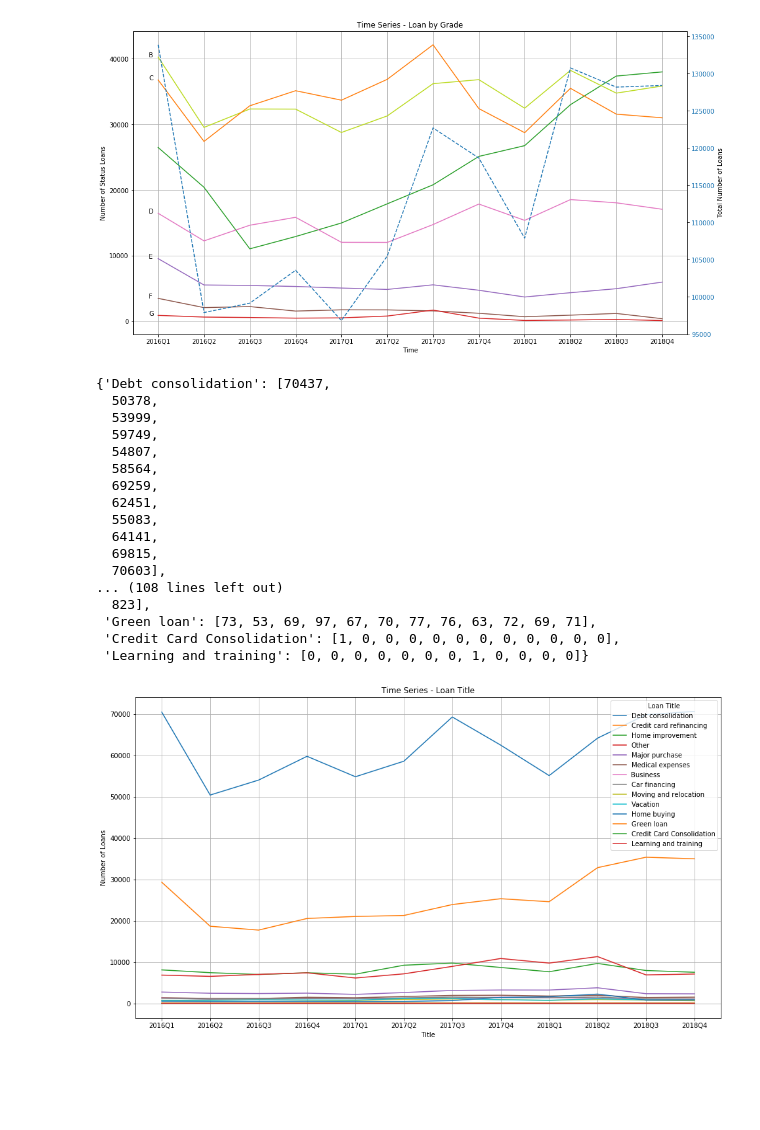
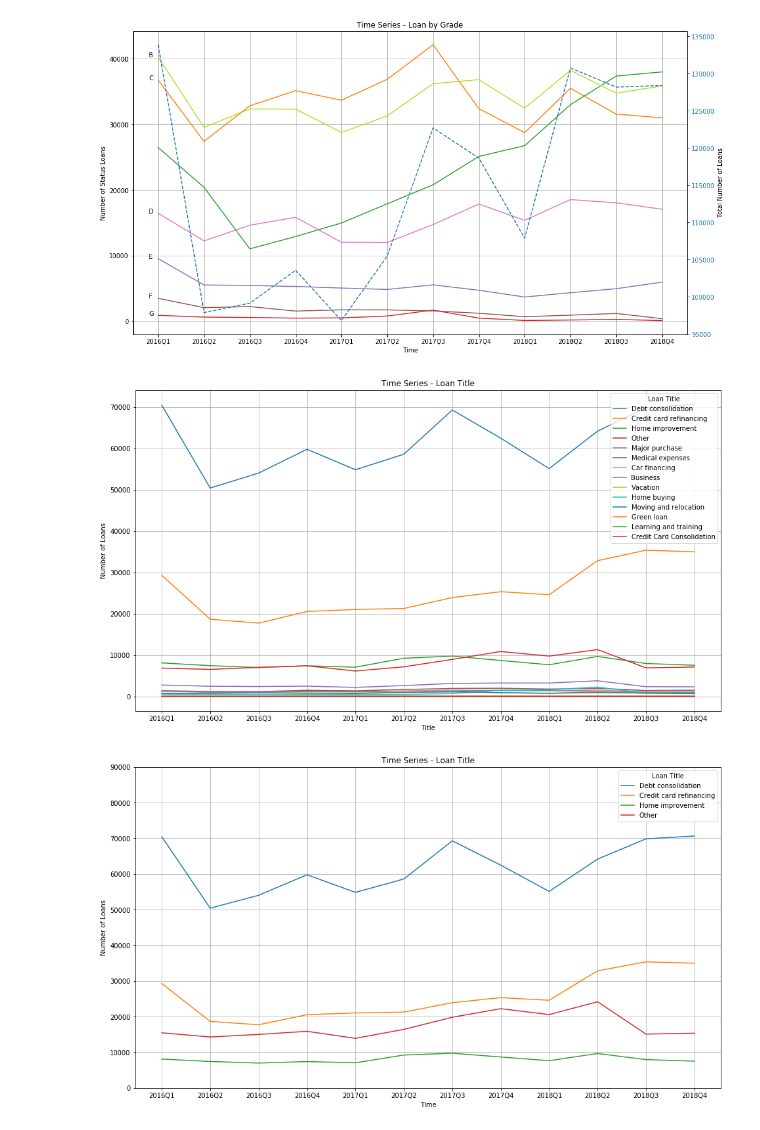
Before and after one commit to juszhan/LendingClub-Profitability, a Jupyter notebook: lendingclub_time_series_analysis.ipynb, the cells around one changed output. Saved outputs shown, nothing was run; the diff lists cells and outputs as text; code cells hidden in the pictures; blank space fills up the shorter version.

```diff
--- a/lendingclub_time_series_analysis.ipynb
+++ b/lendingclub_time_series_analysis.ipynb
@@ -213,39 +213,50 @@ plt.title("Time Series - Loan by Grade")
 plt.show()
 # %% [output]
 [figure]
-# %%
-title = {}
-
-idx = 0
-for df in dataset:
-    for k,v in df["title"].value_counts().iteritems():
-        if k not in title:
-            title[k] = [0] * idx
-        title[k].append(v)
-    idx += 1
-    for k,v in title.items():
-        if len(v) < idx:
-            title[k].append(0)
-title
-# %% [output]
-{'Debt consolidation': [70437,
-  50378,
-  53999,
-  59749,
-  54807,
-  58564,
-  69259,
-  62451,
-  55083,
-  64141,
-  69815,
-  70603],
-... (108 lines left out)
-  823],
- 'Green loan': [73, 53, 69, 97, 67, 70, 77, 76, 63, 72, 69, 71],
- 'Credit Card Consolidation': [1, 0, 0, 0, 0, 0, 0, 0, 0, 0, 0, 0],
- 'Learning and training': [0, 0, 0, 0, 0, 0, 0, 1, 0, 0, 0, 0]}
+# %%
+_titles = set()
+
+for df in dataset:
+    _titles = _titles.union(set(df["title"].value_counts().keys()))
+
+title = {x: [0] * len(dataset) for x in _titles}
+for idx, df in enumerate(dataset):
+    for k, v in df["title"].value_counts().iteritems():
+        title[k][idx] += v
+
+from statistics import mean
+
+ordered_title = [(mean(v), k) for k, v in title.items()]
+ordered_title.sort(reverse=True)
+
+plt.figure(figsize=(16,9))
+
+
+x = list(range(len(dataset)))
+for _, k in ordered_title:
+    y = title[k]
+    plt.plot(x, y, label=k)
+plt.xticks(ticks=list(range(len(names))), labels=names)
+plt.grid(True)
+plt.xlabel("Title")
+plt.ylabel("Number of Loans")
+plt.legend(title="Loan Title")
+plt.title("Time Series - Loan Title")
+plt.show()
+# %% [output]
+[figure, added]
 # %%
+_titles = ["Debt consolidation", "Credit card refinancing", "Home improvement", "Other"]
+
+title = {x: [0] * len()
+
+for idx, df in enumerate(dataset):
+    for k,v in df["title"].value_counts().iteritems():
+        if k not in title:
+            title["Other"][idx] += v
+            continue
+        title[k][idx] += v
+
 plt.figure(figsize=(16,9))
 
 
@@ -253,11 +264,12 @@ x = list(range(len(dataset)))
 for k, y in title.items():
     plt.plot(x, y, label=k)
 plt.xticks(ticks=list(range(len(names))), labels=names)
+plt.ylim(bottom=0, top=90000)
 plt.grid(True)
-plt.xlabel("Title")
+plt.xlabel("Time")
 plt.ylabel("Number of Loans")
 plt.legend(title="Loan Title")
 plt.title("Time Series - Loan Title")
 plt.show()
 # %% [output]
-[figure, old version]
+[figure, new version]
```
Also changed, not shown: parts of 2 cells of this notebook.
